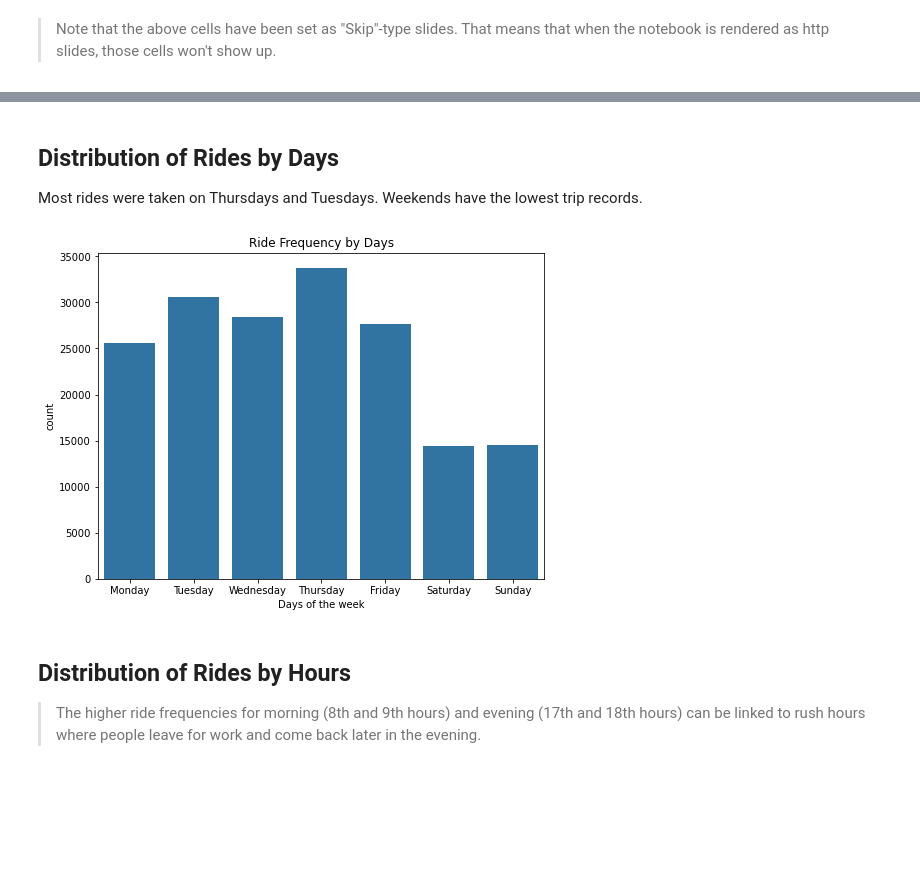
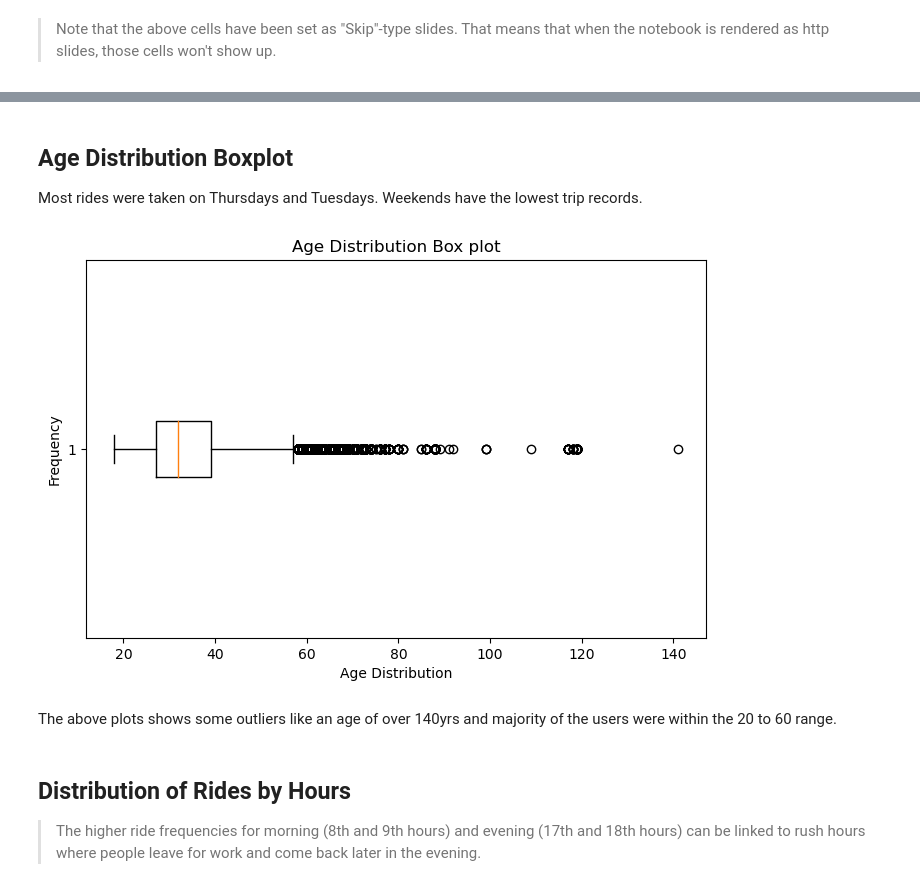
Before and after one commit to sammyosti/project-3-, a Jupyter notebook: Part_II_slide_deck_template.ipynb, the cells around one changed output, grey strips where cells are left out. Drawn from its saved outputs; the diff is of its cells as text; code cells hidden in the pictures; blank space fills up the shorter version.

```diff
--- a/Part_II_slide_deck_template.ipynb
+++ b/Part_II_slide_deck_template.ipynb
@@ -27,41 +27,7 @@ import warnings
 warnings.simplefilter("ignore")
 # %%
 # load in the dataset into a pandas dataframe
-bk = pd.read_csv('201902-fordgobike-tripdata.csv')
+bk = pd.read_csv('newbk.csv')
 # %% [markdown]
 > Note that the above cells have been set as "Skip"-type slides. That means
 that when the notebook is rendered as http slides, those cells won't show up.
-# %%
-bk.dropna(inplace=True)
-
-bk['start_time'] = pd.to_datetime(bk['start_time'])
-bk['end_time'] = pd.to_datetime(bk['end_time'])
-
-bk['bike_id'] =bk.bike_id.astype(str)
-
-
-
-bk['start_day'] = bk['start_time'].dt.day_name()
-bk['start_month'] = bk['start_time'].dt.month_name()
-
-bk['start_hr'] = bk['start_time'].dt.hour
-bk['start_hr'] = bk.start_hr.astype(str)
-
-
-
-
-bk['end_day'] = bk['end_time'].dt.day_name()
-bk['end_month'] = bk['end_time'].dt.month_name()
-bk['end_hr'] = bk['end_time'].dt.hour
-bk['end_hr'] = bk.end_hr.astype(str)
-# %%
-# convert cut, color, and clarity into ordered categorical types
-ordinal_var_dict = {'start_day': ['Monday','Tuesday','Wednesday','Thursday','Friday', 'Saturday', 'Sunday'],
-                    'end_day': ['Monday','Tuesday','Wednesday','Thursday','Friday', 'Saturday', 'Sunday'],
-                    'start_hr': [str(i) for i in range(0,24)],
-                    'end_hr': [str(i) for i in range(0,24)]}
-
-for var in ordinal_var_dict:
-    ordered_var = pd.api.types.CategoricalDtype(ordered = True,
-                                                categories = ordinal_var_dict[var])
-    bk[var] = bk[var].astype(ordered_var)
@@ -68,13 +44,18 @@ for var in ordinal_var_dict:
 # %% [markdown]
-## Distribution of Rides by Days
+## Age Distribution Boxplot
 Most rides were taken on Thursdays and Tuesdays. Weekends have the lowest trip records.
-# %%
-plt.figure(figsize = (8,6))
-sb.countplot(data = bk, x = 'start_day', color = sb.color_palette()[0])
-plt.xlabel('Days of the week')
-plt.title('Ride Frequency by Days');
-# %% [output]
-[figure, removed]
+# %%
+plt.figure(figsize=(8,5), dpi= 100)
+plt.boxplot(bk['age'], vert=False)
+plt.xlabel('Age Distribution')
+plt.ylabel('Frequency')
+plt.title('Age Distribution Box plot')
+
+plt.show()
+# %% [output]
+[figure, added]
+# %% [markdown]
+The above plots shows some outliers like an age of over 140yrs and majority of the users were within the 20 to 60 range.
 # %% [markdown]
 ## Distribution of Rides by Hours
 
```
Also changed, not shown: parts of 12 cells of this notebook.
